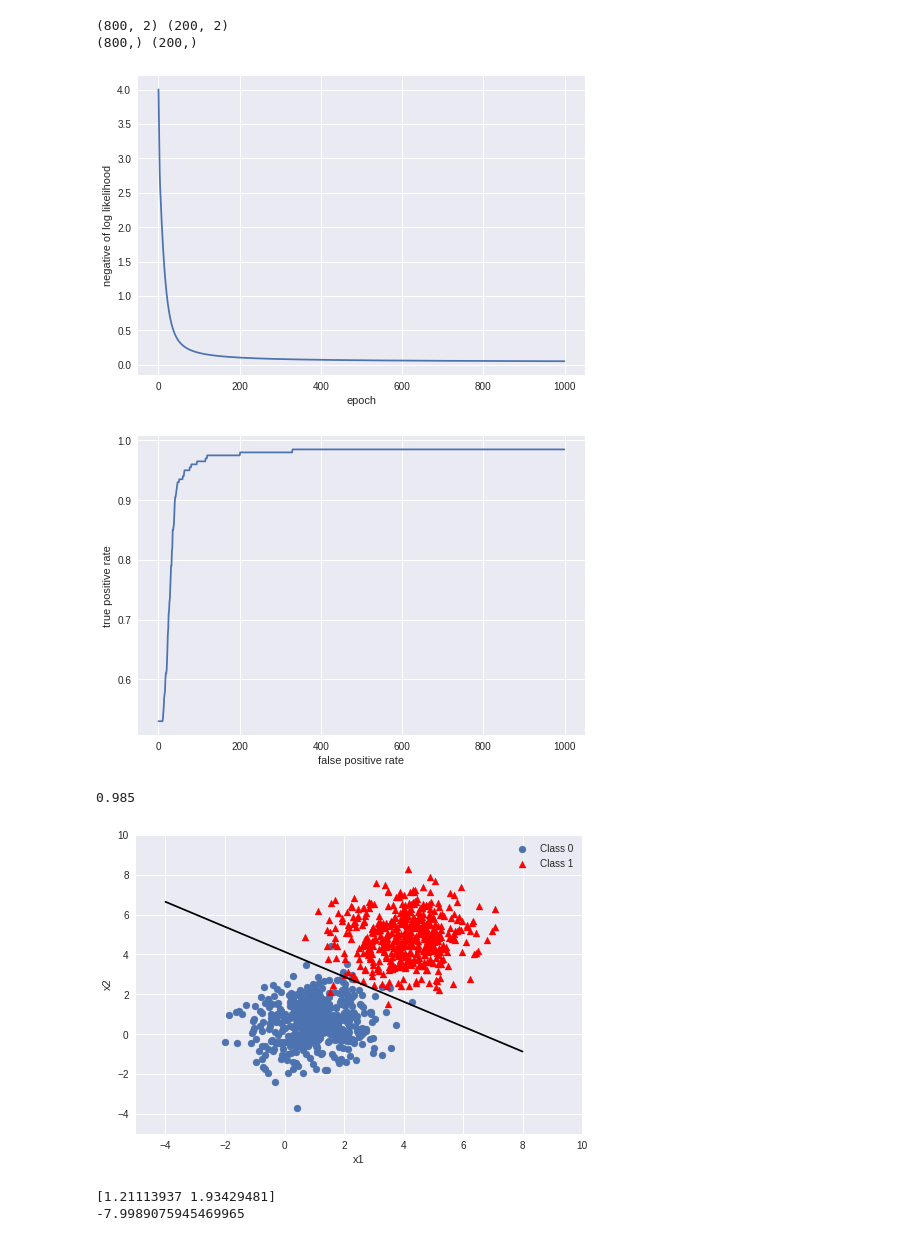
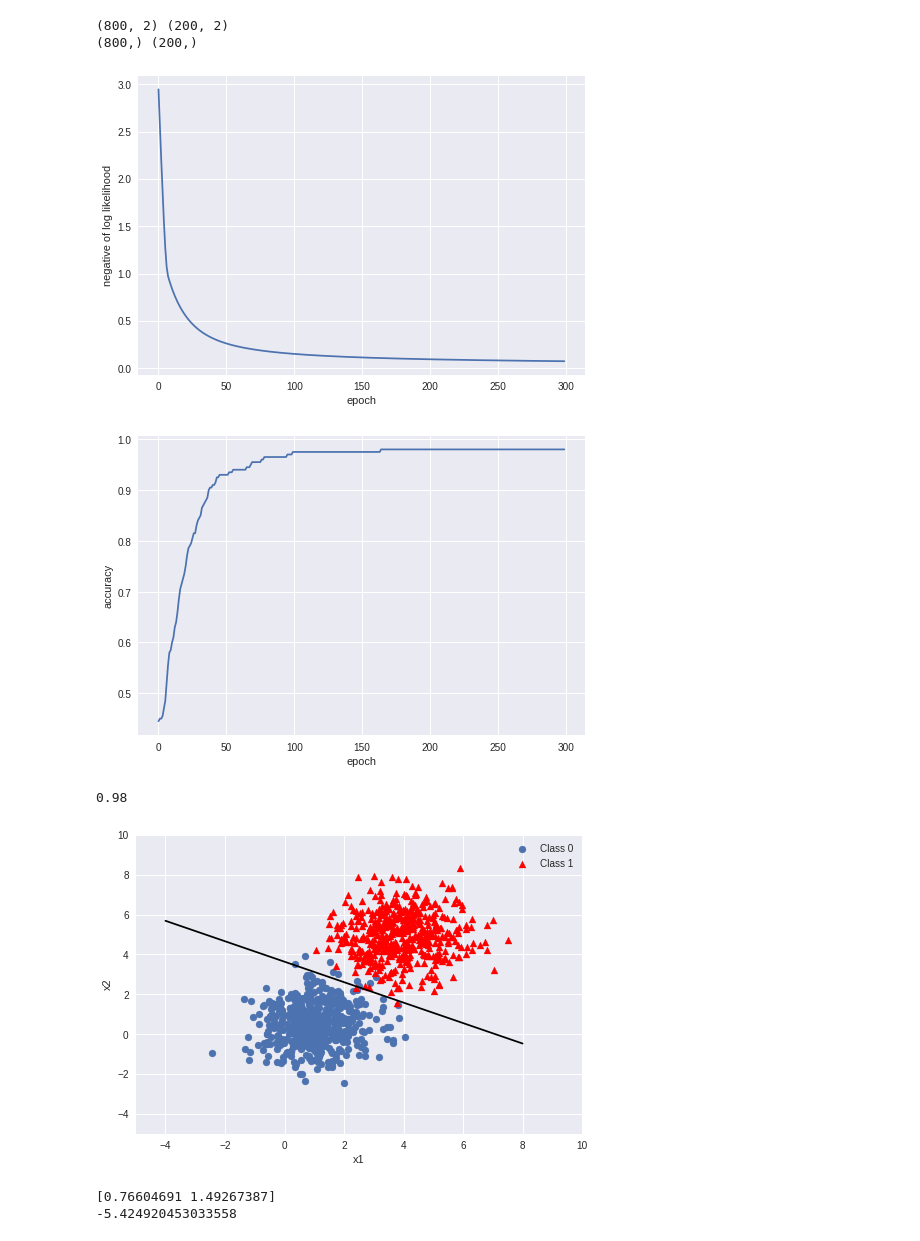
Before and after one commit to jainaman224/Algo_Ds_Notes, a Jupyter notebook: Machine_Learning/Logistic_Regression/Logistic_Regression.ipynb, the cells around one changed output. Cells and saved outputs as stored; diff of their text form; code cells hidden in the pictures.

Commit message:
number of epochs reduced

```diff
--- a/Machine_Learning/Logistic_Regression/Logistic_Regression.ipynb
+++ b/Machine_Learning/Logistic_Regression/Logistic_Regression.ipynb
@@ -160,7 +160,7 @@ acc = []
 W = 2*np.random.random((X_train.shape[1],))
 b = 5*np.random.random()
 # %%
-for i in range(1000):
+for i in range(300):
     l,W,b = grad_descent(X_train,Y_train,W,b,learning_rate=0.5)
     acc.append(accuracy(X_test,Y_test,W,b))
     loss.append(l)
@@ -170,16 +170,16 @@ plt.ylabel("negative of log likelihood")
 plt.xlabel("epoch")
 plt.show()
 # %% [output]
-[figure, old version]
+[figure, new version]
 # %%
 plt.plot(acc)
-plt.ylabel("true positive rate")
-plt.xlabel("false positive rate")
+plt.ylabel("accuracy")
+plt.xlabel("epoch")
 plt.show()
 print(acc[-1])
 # %% [output]
-[figure, old version]
+[figure, new version]
-0.985
+0.98
 # %%
 plt.figure(0)
 
@@ -197,10 +197,10 @@ plt.plot(x,y,color='k')
 plt.legend()
 plt.show()
 # %% [output]
-[figure, old version]
+[figure, new version]
 # %%
 print(W)
 print(b)
 # %% [output]
-[1.21113937 1.93429481]
--7.9989075945469965
+[0.76604691 1.49267387]
+-5.424920453033558
```
Also changed, not shown: parts of 2 cells of this notebook.
